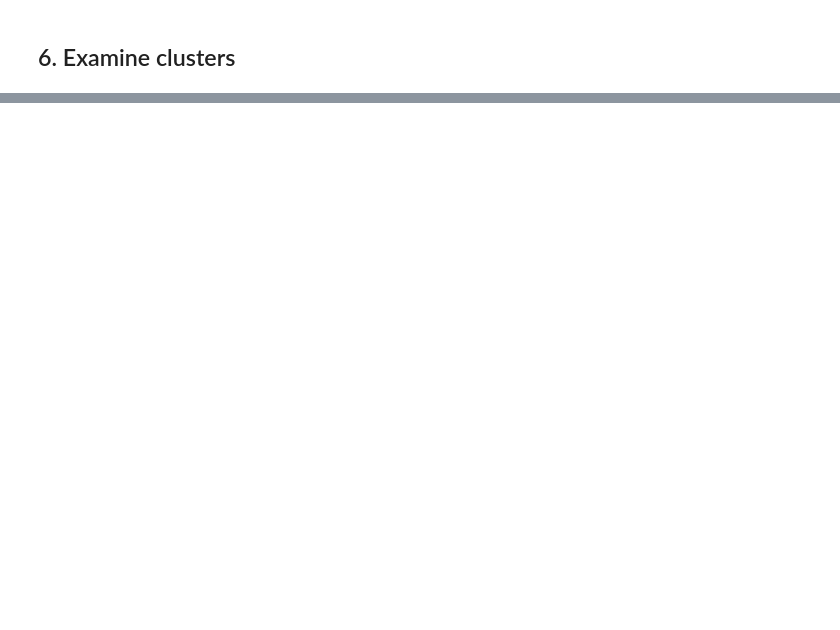
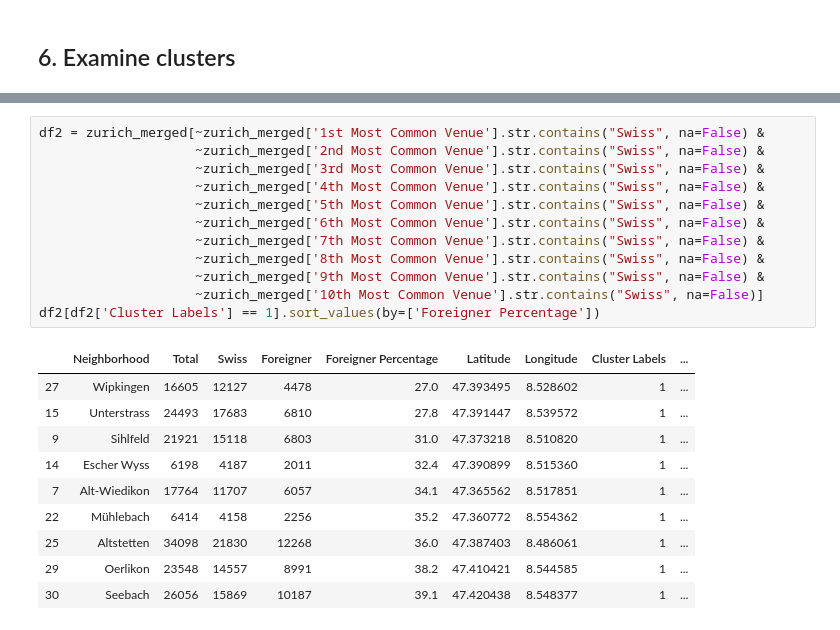
Before and after one commit to Davide5/expert-octo-meme, a Jupyter notebook: Final_Capstone_Project.ipynb, the cells around one changed output, grey strips where cells are left out. Cells and saved outputs as stored; diff of their text form; blank space fills up the shorter version.

```diff
--- a/Final_Capstone_Project.ipynb
+++ b/Final_Capstone_Project.ipynb
@@ -515,0 +534,23 @@ zurich_merged
+# %%
+df2 = zurich_merged[~zurich_merged['1st Most Common Venue'].str.contains("Swiss", na=False) &
+                    ~zurich_merged['2nd Most Common Venue'].str.contains("Swiss", na=False) &
+                    ~zurich_merged['3rd Most Common Venue'].str.contains("Swiss", na=False) &
+                    ~zurich_merged['4th Most Common Venue'].str.contains("Swiss", na=False) &
+                    ~zurich_merged['5th Most Common Venue'].str.contains("Swiss", na=False) &
+                    ~zurich_merged['6th Most Common Venue'].str.contains("Swiss", na=False) &
+                    ~zurich_merged['7th Most Common Venue'].str.contains("Swiss", na=False) &
+                    ~zurich_merged['8th Most Common Venue'].str.contains("Swiss", na=False) &
+                    ~zurich_merged['9th Most Common Venue'].str.contains("Swiss", na=False) &
+                    ~zurich_merged['10th Most Common Venue'].str.contains("Swiss", na=False)]
+df2[df2['Cluster Labels'] == 1].sort_values(by=['Foreigner Percentage'])
+# %% [output]
+|  | Neighborhood | Total | Swiss | Foreigner | Foreigner Percentage | Latitude | Longitude | Cluster Labels | ... |
+| 27 | Wipkingen | 16605 | 12127 | 4478 | 27.0 | 47.393495 | 8.528602 | 1 | ... |
+| 15 | Unterstrass | 24493 | 17683 | 6810 | 27.8 | 47.391447 | 8.539572 | 1 | ... |
+| 9 | Sihlfeld | 21921 | 15118 | 6803 | 31.0 | 47.373218 | 8.510820 | 1 | ... |
+| 14 | Escher Wyss | 6198 | 4187 | 2011 | 32.4 | 47.390899 | 8.515360 | 1 | ... |
+| 7 | Alt-Wiedikon | 17764 | 11707 | 6057 | 34.1 | 47.365562 | 8.517851 | 1 | ... |
+| 22 | Mühlebach | 6414 | 4158 | 2256 | 35.2 | 47.360772 | 8.554362 | 1 | ... |
+| 25 | Altstetten | 34098 | 21830 | 12268 | 36.0 | 47.387403 | 8.486061 | 1 | ... |
+| 29 | Oerlikon | 23548 | 14557 | 8991 | 38.2 | 47.410421 | 8.544585 | 1 | ... |
+| 30 | Seebach | 26056 | 15869 | 10187 | 39.1 | 47.420438 | 8.548377 | 1 | ... |
```
Also changed, not shown: parts of 18 cells of this notebook.
